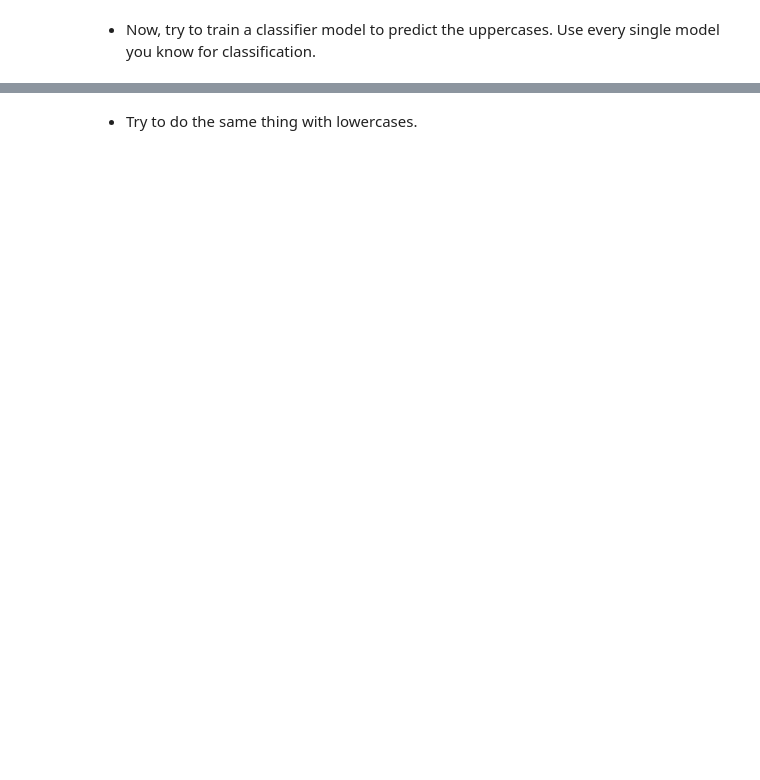
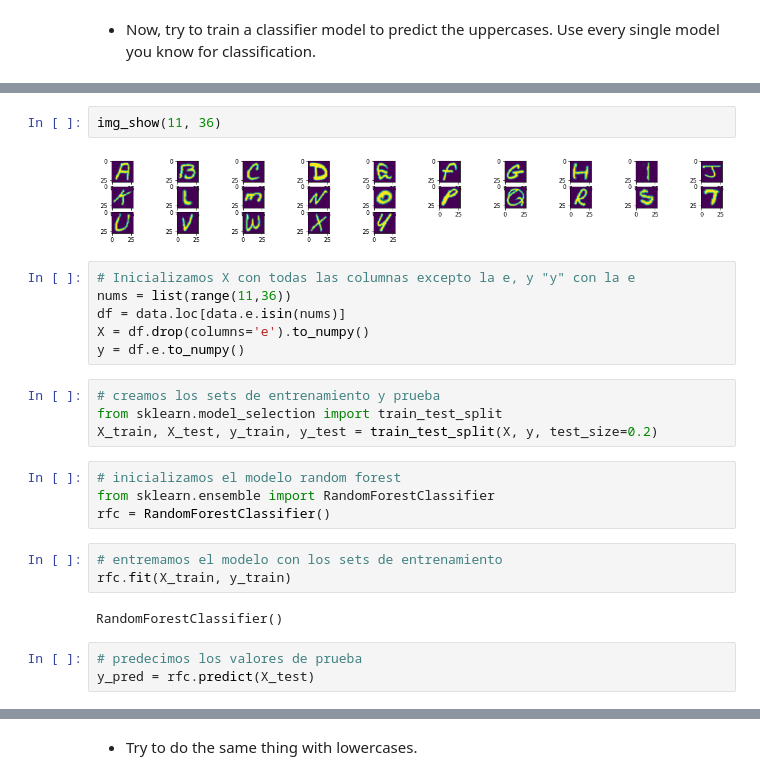
Before and after one commit to ta-data-mexpt/lab-supervised-classification, a Jupyter notebook: Supervised Classification.ipynb, the cells around one changed output, grey strips where cells are left out. Cells and saved outputs as stored; diff of their text form; blank space fills up the shorter version.

```diff
--- a/Supervised Classification.ipynb
+++ b/Supervised Classification.ipynb
@@ -14,0 +51,26 @@ In the data.csv there are letters (uppercases and lowercases) and numbers, 28x28
+# %%
+img_show(11, 36)
+# %% [output]
+[figure, added]
+# %%
+# Inicializamos X con todas las columnas excepto la e, y "y" con la e
+nums = list(range(11,36))
+df = data.loc[data.e.isin(nums)]
+X = df.drop(columns='e').to_numpy()
+y = df.e.to_numpy()
+# %%
+# creamos los sets de entrenamiento y prueba
+from sklearn.model_selection import train_test_split
+X_train, X_test, y_train, y_test = train_test_split(X, y, test_size=0.2)
+# %%
+# inicializamos el modelo random forest
+from sklearn.ensemble import RandomForestClassifier
+rfc = RandomForestClassifier()
+# %%
+# entremamos el modelo con los sets de entrenamiento
+rfc.fit(X_train, y_train)
+# %% [output]
+RandomForestClassifier()
+# %%
+# predecimos los valores de prueba
+y_pred = rfc.predict(X_test)
```
Also changed, not shown: parts of 18 cells of this notebook, 2 other files.
